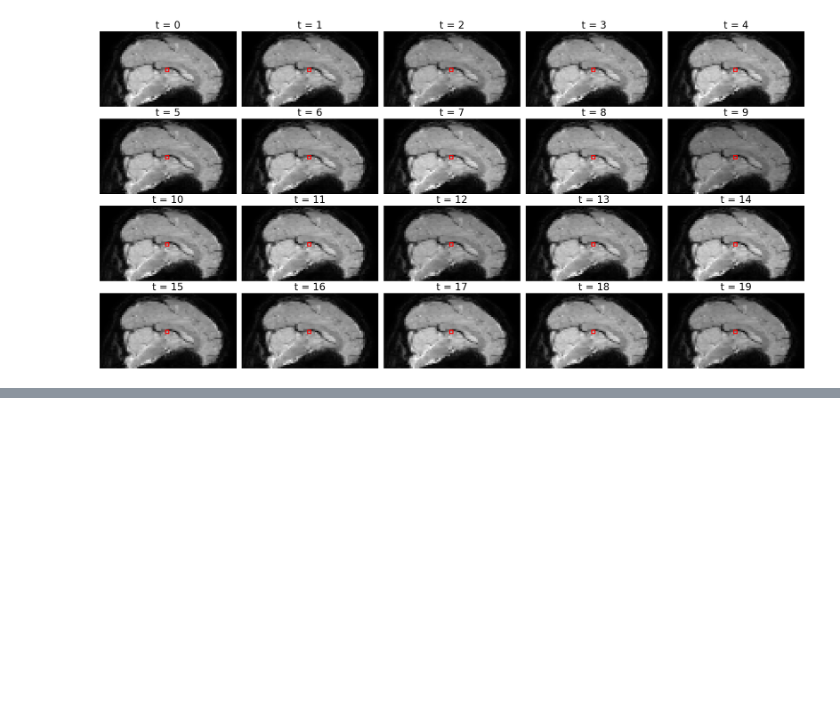
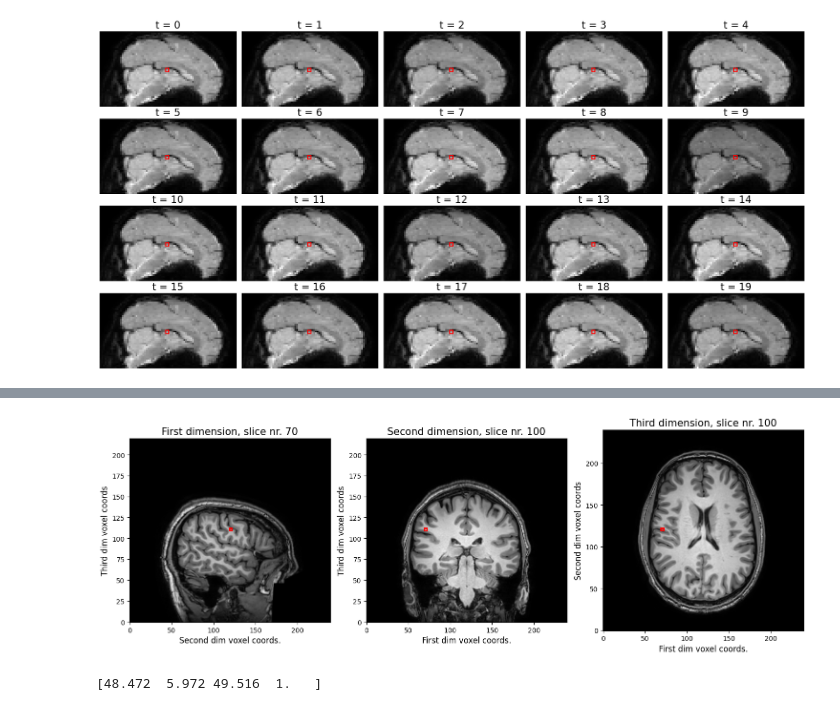
Before and after one commit to XixWISExiX/Neural-Data-Science, a Jupyter notebook: Classwork/Week11_fMRI_Data_Exploration/fMRIAnalysis.ipynb, the cells around one changed output, grey strips where cells are left out. Cells and saved outputs as stored; diff of their text form; code cells hidden in the pictures; blank space fills up the shorter version.

```diff
--- a/Classwork/Week11_fMRI_Data_Exploration/fMRIAnalysis.ipynb
+++ b/Classwork/Week11_fMRI_Data_Exploration/fMRIAnalysis.ipynb
@@ -170,0 +213,29 @@ fig.tight_layout()
+# %%
+import matplotlib.patches as patches
+fig, ax = plt.subplots(ncols=3, figsize=(15, 5))
+ax[0].imshow(img_data[69, :, :].T, origin='lower', cmap='gray')
+ax[0].set_xlabel('Second dim voxel coords.', fontsize=12)
+ax[0].set_ylabel('Third dim voxel coords', fontsize=12)
+ax[0].set_title('First dimension, slice nr. 70', fontsize=15)
+rect = patches.Rectangle((119, 109), 3, 3, linewidth=2, edgecolor='r', facecolor='none')
+ax[0].add_patch(rect)
+ax[1].imshow(img_data[:, 99, :].T, origin='lower', cmap='gray')
+ax[1].set_xlabel('First dim voxel coords.', fontsize=12)
+ax[1].set_ylabel('Third dim voxel coords', fontsize=12)
+ax[1].set_title('Second dimension, slice nr. 100', fontsize=15)
+rect = patches.Rectangle((69, 109), 3, 3, linewidth=2, edgecolor='r', facecolor='none')
+ax[1].add_patch(rect)
+ax[2].imshow(img_data[:, :, 99].T, origin='lower', cmap='gray')
+ax[2].set_xlabel('First dim voxel coords.', fontsize=12)
+ax[2].set_ylabel('Second dim voxel coords', fontsize=12)
+ax[2].set_title('Third dimension, slice nr. 100', fontsize=15)
+rect = patches.Rectangle((69, 119), 3, 3, linewidth=2, edgecolor='r', facecolor='none')
+ax[2].add_patch(rect)
+fig.tight_layout()
+# %% [output]
+[figure, added]
+# %%
+xyz1 = A @ np.array([69, 119, 109, 1])
+print(xyz1)
+# %% [output]
+[48.472  5.972 49.516  1.   ]
```
Also changed, not shown: parts of 6 cells of this notebook.
